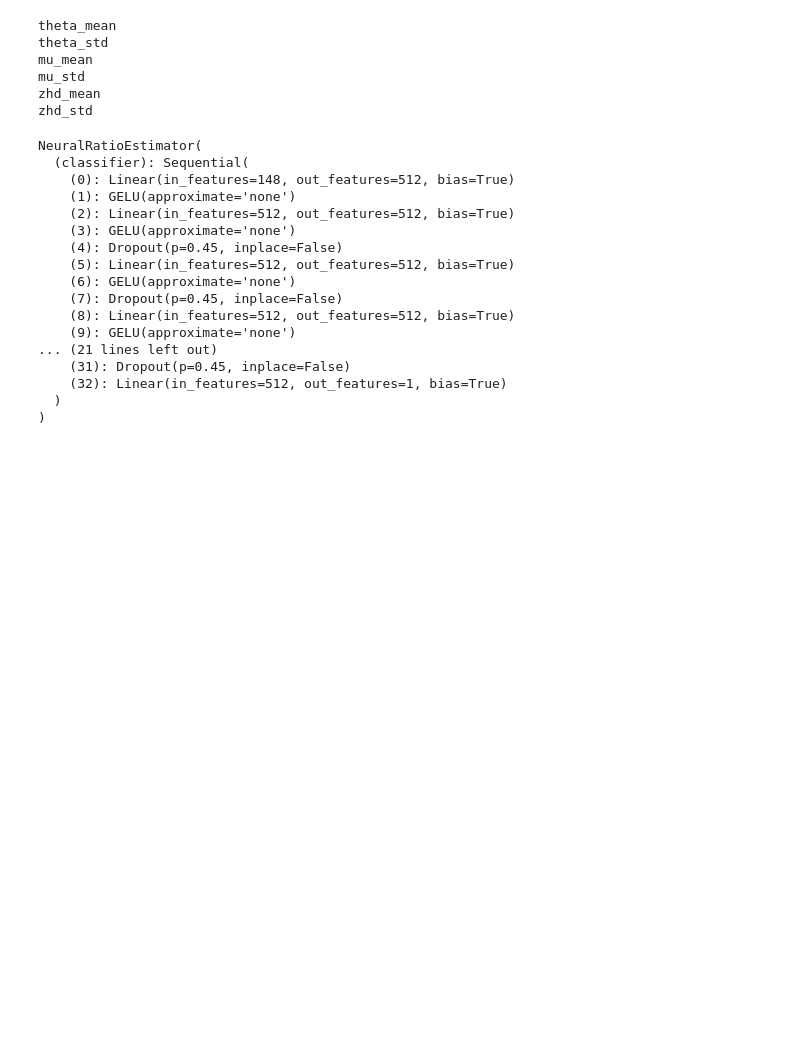
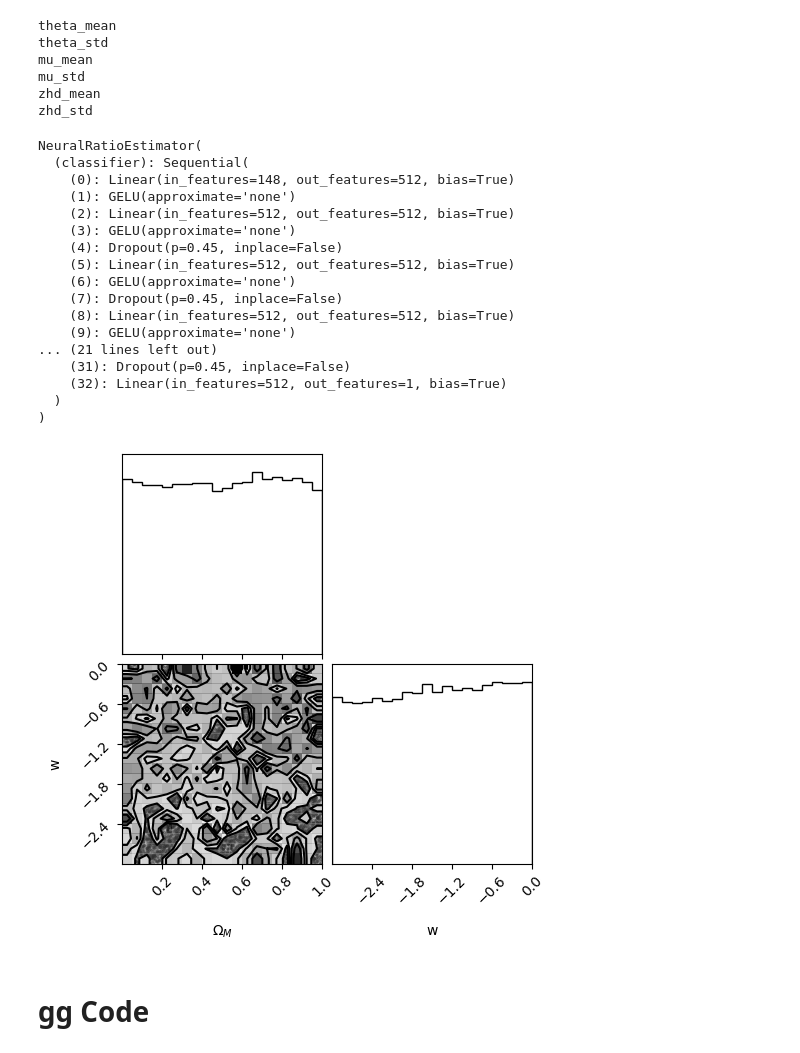
Before and after one commit to margherita-lera/SMC-ABC-for-Supernovae-Ia, a Jupyter notebook: nre_ifi.ipynb, the cells around one changed output. Saved outputs shown, nothing was run; the diff lists cells and outputs as text; code cells hidden in the pictures; blank space fills up the shorter version.

```diff
--- a/nre_ifi.ipynb
+++ b/nre_ifi.ipynb
@@ -244,7 +254,13 @@ NeuralRatioEstimator(
   )
 )
 # %%
-giot.test_test_data(theta_mean, theta_std, mu_mean, mu_std, zhd_mean, zhd_std, nre)
+sampler = giot.test_test_data(theta_mean, theta_std, mu_mean, mu_std, zhd_mean, zhd_std, nre)
+# plt.savefig("corner.png")
+# plt.show()
+# %% [output]
+[figure, added]
+# %% [markdown]
+# gg Code
 # %%
 
 def log_like(theta, x):
```
Also changed, not shown: parts of 2 cells of this notebook, 1 other file.
